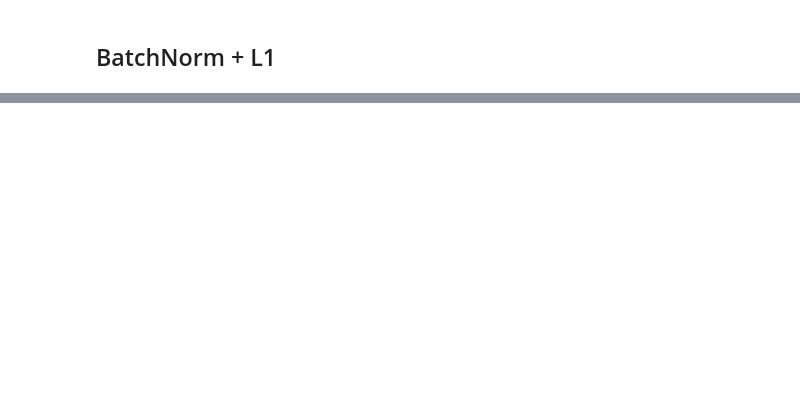
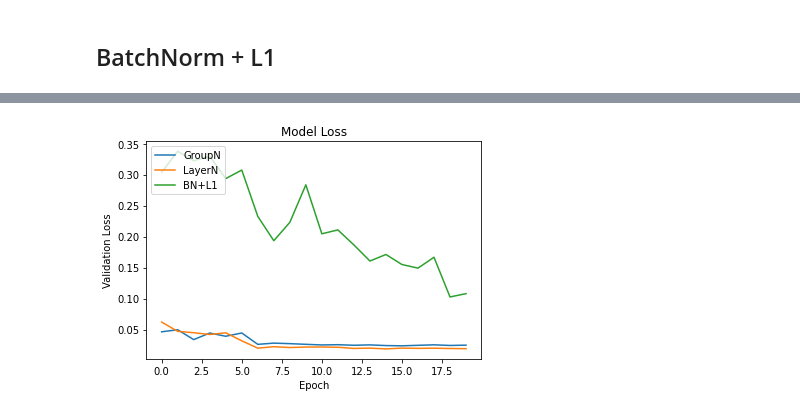
Before and after one commit to gremlin97/EVA-8, a Jupyter notebook: S5_Norm/EVA3_S5.ipynb, the cells around one changed output, grey strips where cells are left out. Drawn from its saved outputs; the diff is of its cells as text; code cells hidden in the pictures; blank space fills up the shorter version.

```diff
--- a/S5_Norm/EVA3_S5.ipynb
+++ b/S5_Norm/EVA3_S5.ipynb
@@ -13,6 +16,9 @@ from model import Net #Importing `Net` from model.py
 # %% [output]
 Looking in indexes: https://pypi.org/simple, https://us-python.pkg.dev/colab-wheels/public/simple/
 Requirement already satisfied: torchsummary in /usr/local/lib/python3.8/dist-packages (1.5.1)
+# %%
+loss_all = []
+acc_all = []
 # %% [markdown]
 ## Group Normalization
 # %%
@@ -104,5 +137,10 @@ for epoch in range(20):
     train(model, device, train_loader, optimizer, epoch)
     scheduler.step()
     test(model, device, test_loader)
+
+loss_all.append(loss_arr)
+acc_all.append(acc_arr)
+loss_arr = []
+acc_arr = []
 # %% [output]
 Epoch:  1
@@ -197,5 +274,10 @@ for epoch in range(20):
     train(modelln, device, train_loader, optimizer, epoch)
     scheduler.step()
     test(modelln, device, test_loader)
+
+loss_all.append(loss_arr)
+acc_all.append(acc_arr)
+loss_arr = []
+acc_arr = []
 # %% [output]
 Epoch:  1
@@ -326,5 +436,10 @@ for epoch in range(20):
     trainL1(modelbn, device, train_loader, optimizer, epoch, 0.005)
     scheduler.step()
     test(modelbn, device, test_loader)
+
+loss_all.append(loss_arr)
+acc_all.append(acc_arr)
+loss_arr = []
+acc_arr = []
 # %% [output]
 Epoch:  1
@@ -364,0 +522,12 @@ Epoch:  12
+# %%
+# Plotting Loss
+plt.plot(loss_all[0])
+plt.plot(loss_all[1])
+plt.plot(loss_all[2])
+plt.title('Model Loss')
+plt.ylabel('Validation Loss')
+plt.xlabel('Epoch')
+plt.legend(['GroupN','LayerN','BN+L1'], loc='upper left')
+plt.show()
+# %% [output]
+[figure, added]
```
Also changed, not shown: parts of 14 cells of this notebook.
